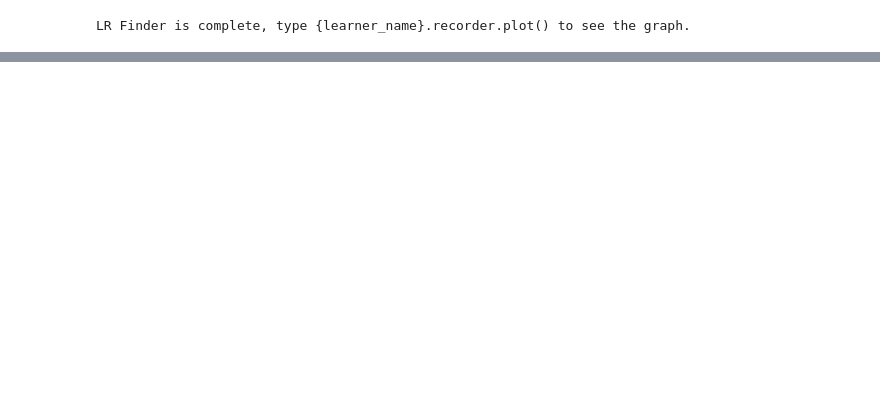
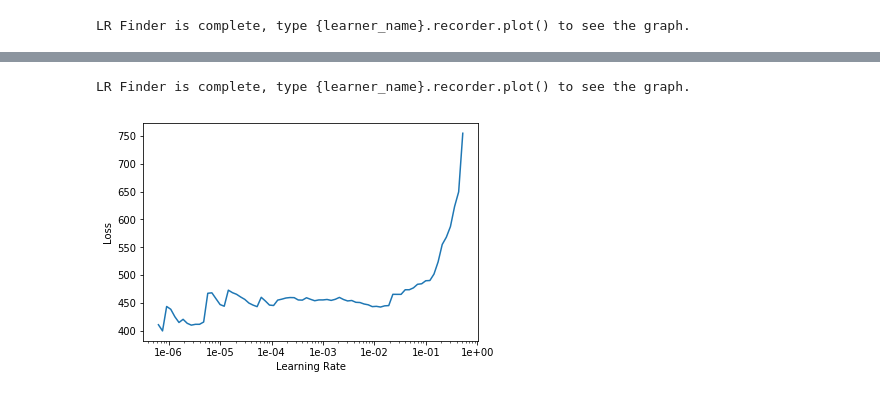
Before and after one commit to afederation/chem-dl, a Jupyter notebook: notebooks/0.1-PilotCNN-AJF.ipynb, the cells around one changed output, grey strips where cells are left out. Saved outputs shown, nothing was run; the diff lists cells and outputs as text; code cells hidden in the pictures; blank space fills up the shorter version.

Commit message:
trained MW model more deeply

```diff
--- a/notebooks/0.1-PilotCNN-AJF.ipynb
+++ b/notebooks/0.1-PilotCNN-AJF.ipynb
@@ -191,0 +234,6 @@ plt.show()
+# %%
+learn50 = cnn_learner(data, models.resnet50, metrics=root_mean_squared_error)
+# %%
+learn50.lr_find()
+learn50.recorder.plot()
+# %% [output]
@@ -191,0 +241,2 @@ plt.show()
+LR Finder is complete, type {learner_name}.recorder.plot() to see the graph.
+[figure, added]
```
Also changed, not shown: parts of 34 cells of this notebook, 13 other files.
